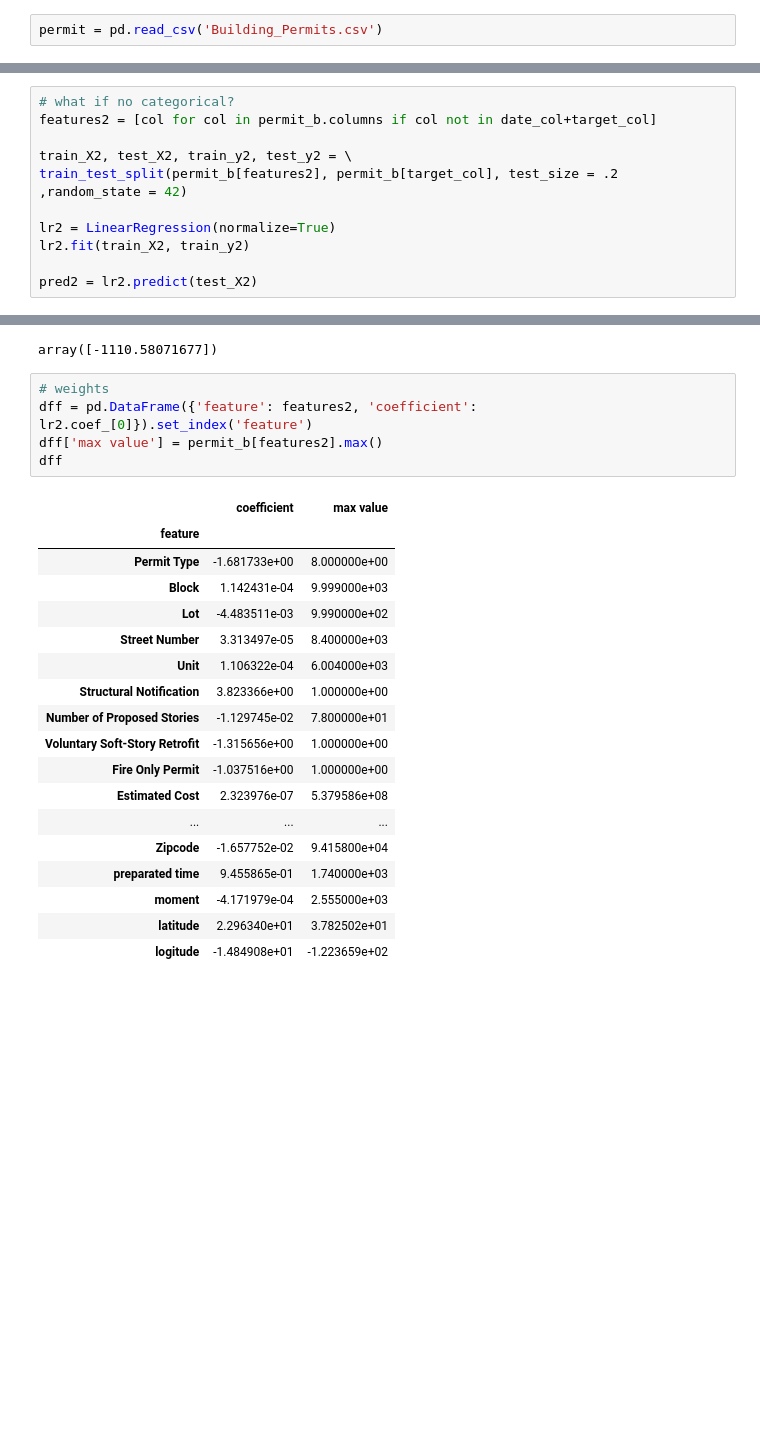
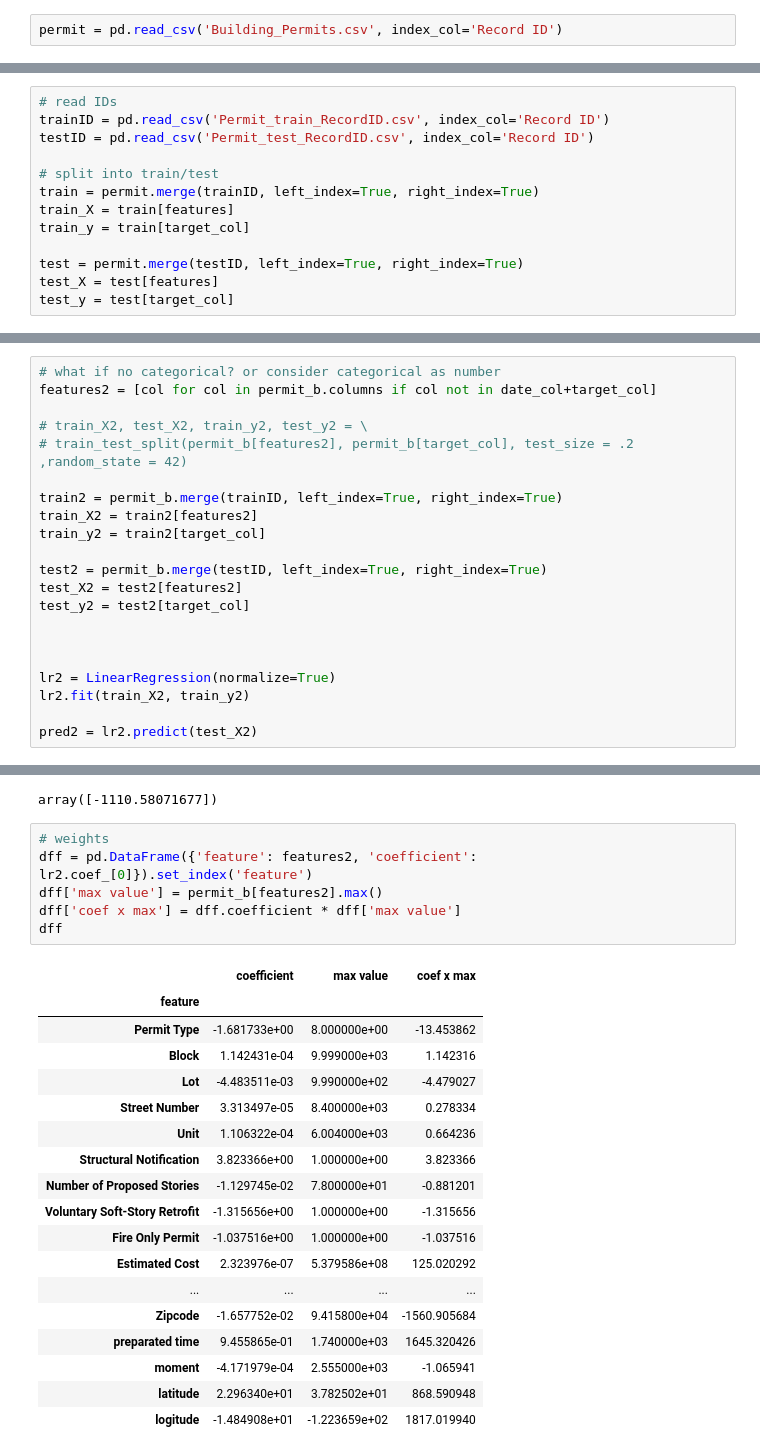
Before and after one commit to nguyenbh1507/TIC-Data-Science-1, a Jupyter notebook: Session4-PoCs/Building_permit/Building_Permits_prediction.ipynb, the cells around one changed output, grey strips where cells are left out. Saved outputs shown, nothing was run; the diff lists cells and outputs as text; blank space fills up the shorter version.

```diff
--- a/Session4-PoCs/Building_Permits_prediction.ipynb
+++ b/Session4-PoCs/Building_permit/Building_Permits_prediction.ipynb
@@ -24,7 +24,7 @@ pd.options.display.max_columns = 99
 # %% [markdown]
 ## 1. Data
 # %%
-permit = pd.read_csv('Building_Permits.csv')
+permit = pd.read_csv('Building_Permits.csv', index_col='Record ID')
 # %%
 permit.head()
 # %% [output]
@@ -393,3 +398,16 @@ train_test_split(permit[features], permit[target_col], test_size = .2 ,random_st
+# %%
+# read IDs
+trainID = pd.read_csv('Permit_train_RecordID.csv', index_col='Record ID')
+testID = pd.read_csv('Permit_test_RecordID.csv', index_col='Record ID')
+
+# split into train/test
+train = permit.merge(trainID, left_index=True, right_index=True)
+train_X = train[features]
+train_y = train[target_col]
+
+test = permit.merge(testID, left_index=True, right_index=True)
+test_X = test[features]
+test_y = test[target_col]
 # %%
 # train model
 lr = LinearRegression(normalize=True)
@@ -448,9 +466,19 @@ pd.DataFrame({'feature': features, 'coefficient': lr.coef_[0]})
 # %%
-# what if no categorical?
+# what if no categorical? or consider categorical as number
 features2 = [col for col in permit_b.columns if col not in date_col+target_col]
 
-train_X2, test_X2, train_y2, test_y2 = \
-train_test_split(permit_b[features2], permit_b[target_col], test_size = .2 ,random_state = 42)
+# train_X2, test_X2, train_y2, test_y2 = \
+# train_test_split(permit_b[features2], permit_b[target_col], test_size = .2 ,random_state = 42)
+
+train2 = permit_b.merge(trainID, left_index=True, right_index=True)
+train_X2 = train2[features2]
+train_y2 = train2[target_col]
+
+test2 = permit_b.merge(testID, left_index=True, right_index=True)
+test_X2 = test2[features2]
+test_y2 = test2[target_col]
+
+
 
 lr2 = LinearRegression(normalize=True)
 lr2.fit(train_X2, train_y2)
@@ -469,24 +497,25 @@ array([-1110.58071677])
 # %%
 # weights
 dff = pd.DataFrame({'feature': features2, 'coefficient': lr2.coef_[0]}).set_index('feature')
 dff['max value'] = permit_b[features2].max()
+dff['coef x max'] = dff.coefficient * dff['max value']
 dff
 # %% [output]
-|  | coefficient | max value |
-| feature |  |  |
-| Permit Type | -1.681733e+00 | 8.000000e+00 |
-| Block | 1.142431e-04 | 9.999000e+03 |
-| Lot | -4.483511e-03 | 9.990000e+02 |
-| Street Number | 3.313497e-05 | 8.400000e+03 |
-| Unit | 1.106322e-04 | 6.004000e+03 |
-| Structural Notification | 3.823366e+00 | 1.000000e+00 |
-| Number of Proposed Stories | -1.129745e-02 | 7.800000e+01 |
-| Voluntary Soft-Story Retrofit | -1.315656e+00 | 1.000000e+00 |
-| Fire Only Permit | -1.037516e+00 | 1.000000e+00 |
-| Estimated Cost | 2.323976e-07 | 5.379586e+08 |
-| ... | ... | ... |
-| Zipcode | -1.657752e-02 | 9.415800e+04 |
-| preparated time | 9.455865e-01 | 1.740000e+03 |
-| moment | -4.171979e-04 | 2.555000e+03 |
-| latitude | 2.296340e+01 | 3.782502e+01 |
-| logitude | -1.484908e+01 | -1.223659e+02 |
+|  | coefficient | max value | coef x max |
+| feature |  |  |  |
+| Permit Type | -1.681733e+00 | 8.000000e+00 | -13.453862 |
+| Block | 1.142431e-04 | 9.999000e+03 | 1.142316 |
+| Lot | -4.483511e-03 | 9.990000e+02 | -4.479027 |
+| Street Number | 3.313497e-05 | 8.400000e+03 | 0.278334 |
+| Unit | 1.106322e-04 | 6.004000e+03 | 0.664236 |
+| Structural Notification | 3.823366e+00 | 1.000000e+00 | 3.823366 |
+| Number of Proposed Stories | -1.129745e-02 | 7.800000e+01 | -0.881201 |
+| Voluntary Soft-Story Retrofit | -1.315656e+00 | 1.000000e+00 | -1.315656 |
+| Fire Only Permit | -1.037516e+00 | 1.000000e+00 | -1.037516 |
+| Estimated Cost | 2.323976e-07 | 5.379586e+08 | 125.020292 |
+| ... | ... | ... | ... |
+| Zipcode | -1.657752e-02 | 9.415800e+04 | -1560.905684 |
+| preparated time | 9.455865e-01 | 1.740000e+03 | 1645.320426 |
+| moment | -4.171979e-04 | 2.555000e+03 | -1.065941 |
+| latitude | 2.296340e+01 | 3.782502e+01 | 868.590948 |
+| logitude | -1.484908e+01 | -1.223659e+02 | 1817.019940 |
```
Also changed, not shown: parts of 14 cells of this notebook, 12 other files.
